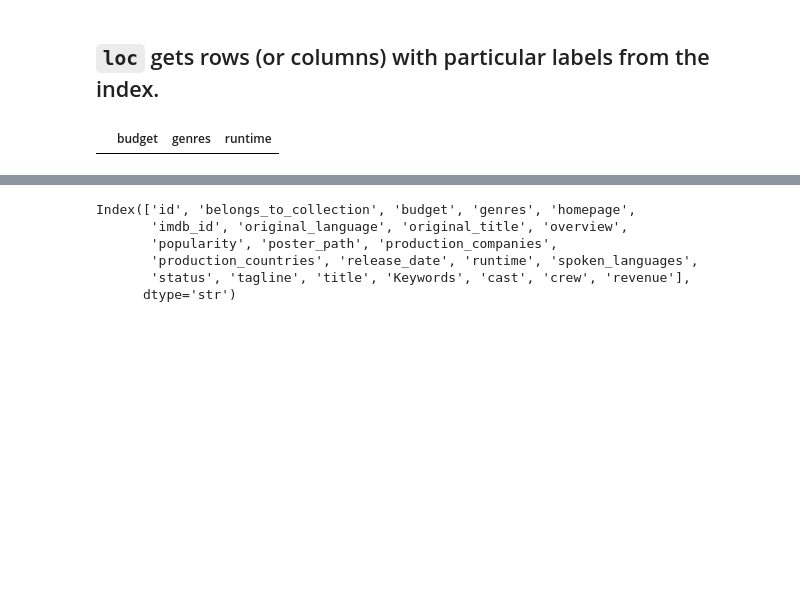
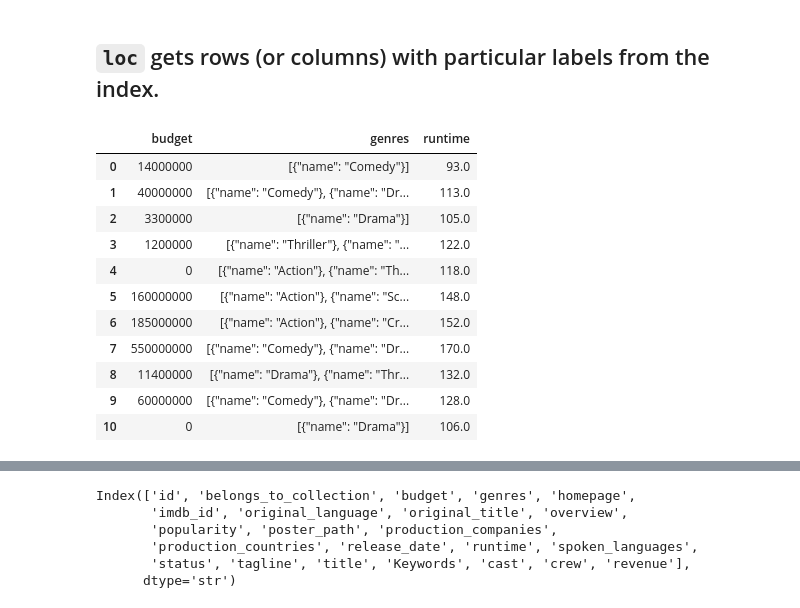
Before and after one commit to laxmanclinilaunch-hub/Python-7-8-, a Jupyter notebook: 2.EDA/Pandas_Operations.ipynb, the cells around one changed output, grey strips where cells are left out. Cells and saved outputs as stored; diff of their text form; code cells hidden in the pictures; blank space fills up the shorter version.

```diff
--- a/2.EDA/Pandas_Operations.ipynb
+++ b/2.EDA/Pandas_Operations.ipynb
@@ -395,9 +397,3 @@ cast                             object
 crew                             object
 revenue                           int64
 dtype: object
-# %%
-df.year=df.release_date.dt.year
-# %%
-df.month=df.release_date.dt.month
-# %%
-df.day=df.release_date.dt.day
@@ -446,6 +496,17 @@ df.iloc[:,-3:]
 ## **<code>loc</code>** gets rows (or columns) with particular labels from the index.
 # %%
 # Now let us subset our dataframe in which we want to have first 8 rows identified with their rows labels and some named columns
-df.loc[50:60,['budget','genres','runtime']]
+df.loc[0:10,['budget','genres','runtime']]
 # %% [output]
 |  | budget | genres | runtime |
+| 0 | 14000000 | [{"name": "Comedy"}] | 93.0 |
+| 1 | 40000000 | [{"name": "Comedy"}, {"name": "Dr... | 113.0 |
+| 2 | 3300000 | [{"name": "Drama"}] | 105.0 |
+| 3 | 1200000 | [{"name": "Thriller"}, {"name": "... | 122.0 |
+| 4 | 0 | [{"name": "Action"}, {"name": "Th... | 118.0 |
+| 5 | 160000000 | [{"name": "Action"}, {"name": "Sc... | 148.0 |
+| 6 | 185000000 | [{"name": "Action"}, {"name": "Cr... | 152.0 |
+| 7 | 550000000 | [{"name": "Comedy"}, {"name": "Dr... | 170.0 |
+| 8 | 11400000 | [{"name": "Drama"}, {"name": "Thr... | 132.0 |
+| 9 | 60000000 | [{"name": "Comedy"}, {"name": "Dr... | 128.0 |
+| 10 | 0 | [{"name": "Drama"}] | 106.0 |
```
Also changed, not shown: parts of 66 cells of this notebook.
